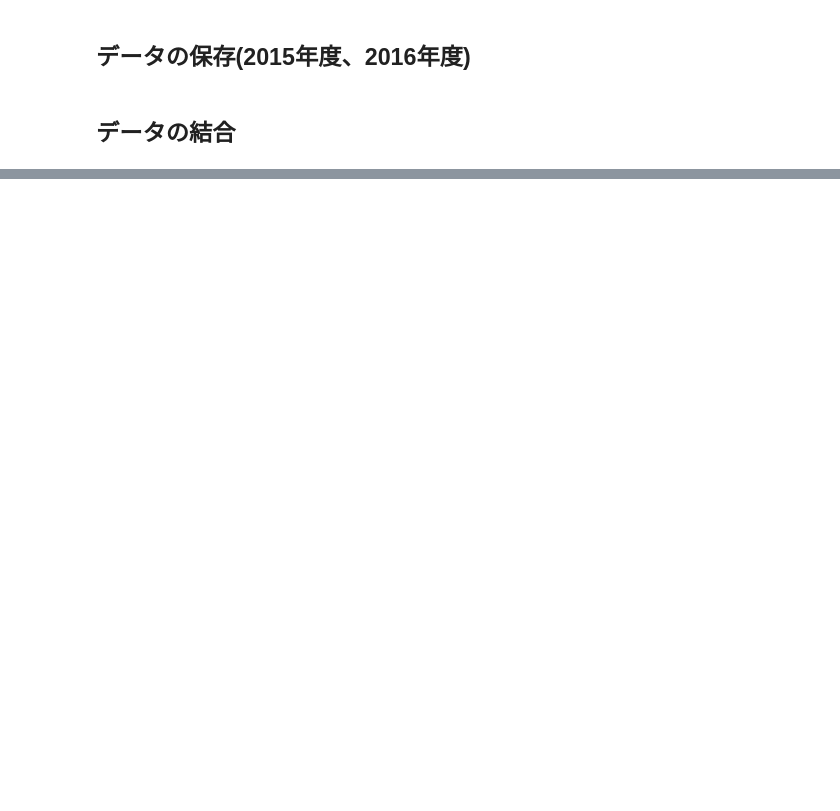
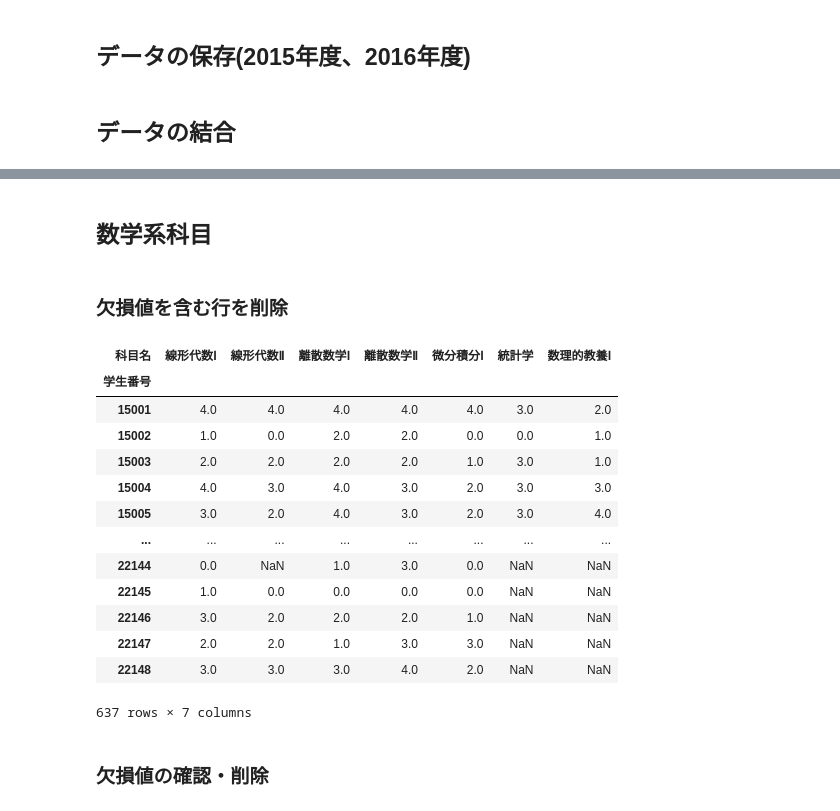
Before and after one commit to ltpdo/GradeData-MachineLearing, a Jupyter notebook: 成績データの仕分け.ipynb, the cells around one changed output, grey strips where cells are left out. Cells and saved outputs as stored; diff of their text form; code cells hidden in the pictures; blank space fills up the shorter version.

```diff
--- a/成績データの仕分け.ipynb
+++ b/成績データの仕分け.ipynb
@@ -194,0 +443,26 @@ subject_data.to_csv('/content/drive/MyDrive/Colab Notebooks/卒論/成績デ
+# %% [markdown]
+## 数学系科目
+# %% [markdown]
+### 欠損値を含む行を削除
+# %%
+# 線形代数を取り出す
+subject_math = subject_data.loc[:, ["線形代数Ⅰ", "線形代数Ⅱ", "離散数学Ⅰ", "離散数学Ⅱ", "微分積分Ⅰ",
+                                    "統計学", "数理的教養Ⅰ"]].copy()
+subject_math
+# %% [output]
+| 科目名 | 線形代数Ⅰ | 線形代数Ⅱ | 離散数学Ⅰ | 離散数学Ⅱ | 微分積分Ⅰ | 統計学 | 数理的教養Ⅰ |
+| 学生番号 |  |  |  |  |  |  |  |
+| 15001 | 4.0 | 4.0 | 4.0 | 4.0 | 4.0 | 3.0 | 2.0 |
+| 15002 | 1.0 | 0.0 | 2.0 | 2.0 | 0.0 | 0.0 | 1.0 |
+| 15003 | 2.0 | 2.0 | 2.0 | 2.0 | 1.0 | 3.0 | 1.0 |
+| 15004 | 4.0 | 3.0 | 4.0 | 3.0 | 2.0 | 3.0 | 3.0 |
+| 15005 | 3.0 | 2.0 | 4.0 | 3.0 | 2.0 | 3.0 | 4.0 |
+| ... | ... | ... | ... | ... | ... | ... | ... |
+| 22144 | 0.0 | NaN | 1.0 | 3.0 | 0.0 | NaN | NaN |
+| 22145 | 1.0 | 0.0 | 0.0 | 0.0 | 0.0 | NaN | NaN |
+| 22146 | 3.0 | 2.0 | 2.0 | 2.0 | 1.0 | NaN | NaN |
+| 22147 | 2.0 | 2.0 | 1.0 | 3.0 | 3.0 | NaN | NaN |
+| 22148 | 3.0 | 3.0 | 3.0 | 4.0 | 2.0 | NaN | NaN |
+637 rows × 7 columns
+# %% [markdown]
+### 欠損値の確認・削除
```
Also changed, not shown: parts of 64 cells of this notebook.
